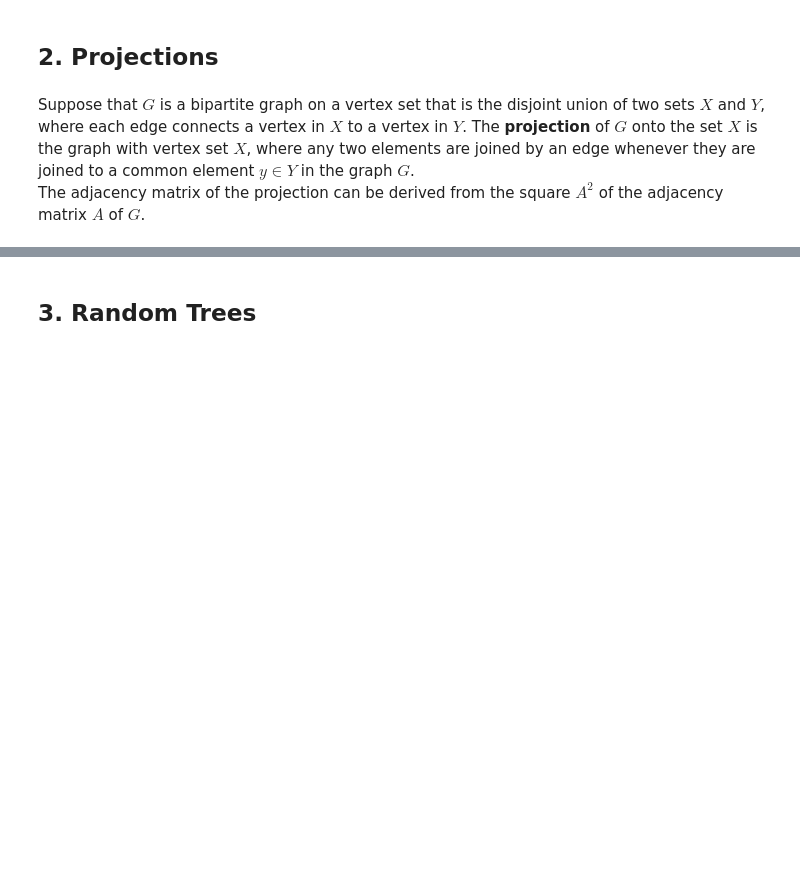
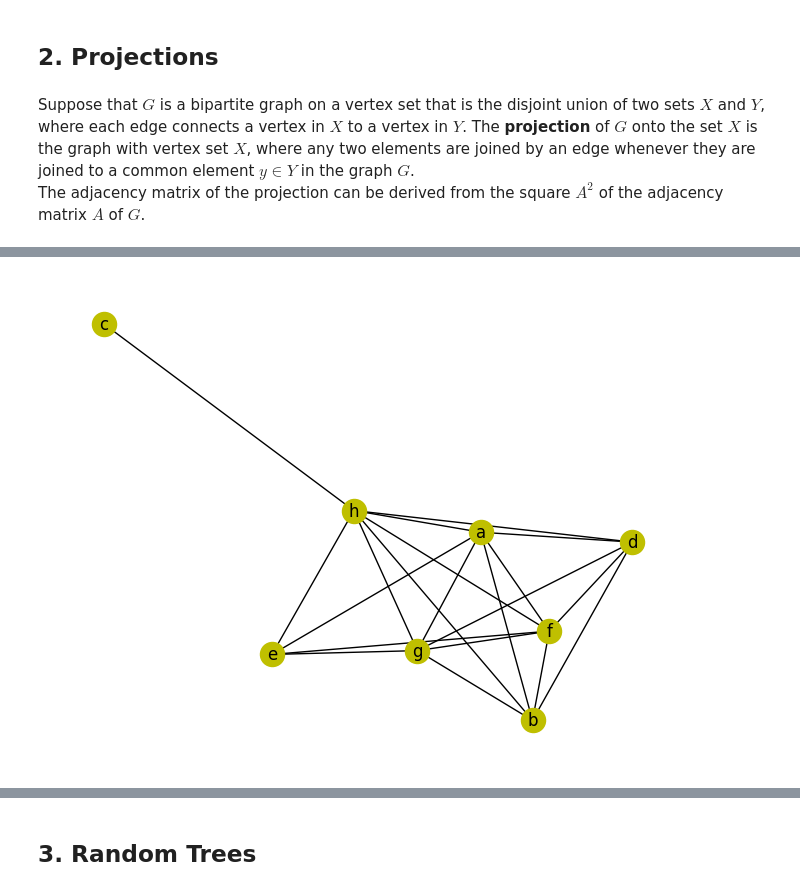
Before and after one commit to aoife-mulligan/2324-CS4423-Networks, a Jupyter notebook: Assignment_1.ipynb, the cells around one changed output, grey strips where cells are left out. Drawn from its saved outputs; the diff is of its cells as text; code cells hidden in the pictures; blank space fills up the shorter version.

```diff
--- a/Assignment_1.ipynb
+++ b/Assignment_1.ipynb
@@ -114,0 +208,8 @@ and five foci ("focal points" of interaction) labelled $1$ to $5$:
+# %%
+## Draw projection on a, b, c, d, e, f, g, h
+
+G_proj = nx.projected_graph(G, ["a", "b", "c", "d", "e", "f", "g", "h"])
+
+nx.draw(G_proj, **opts)
+# %% [output]
+[figure, added]
```
Also changed, not shown: parts of 44 cells of this notebook.
